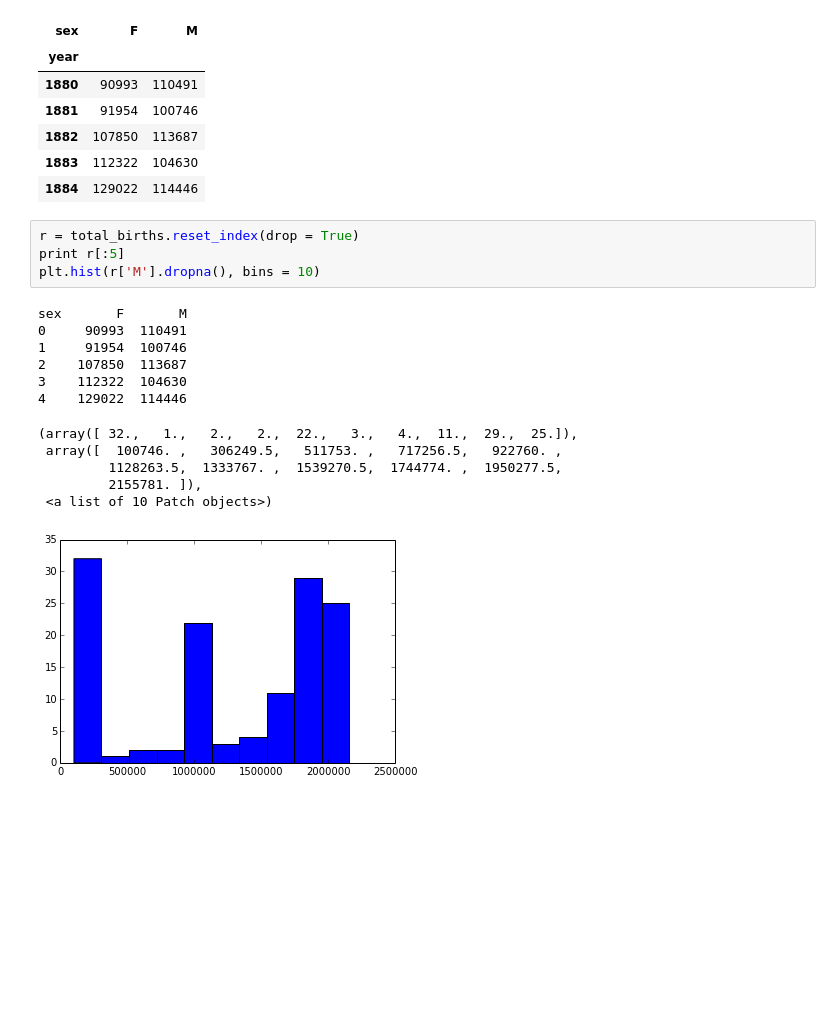
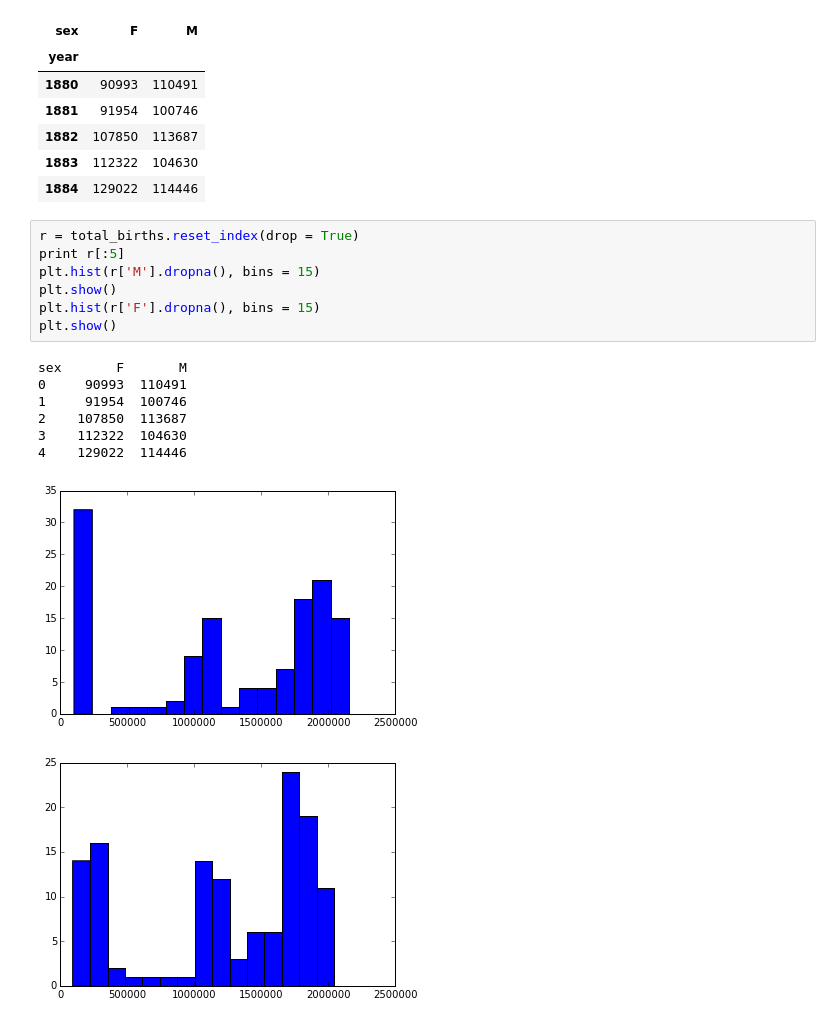
Before and after one commit to JeremyNixon/python-dropbox, a Jupyter notebook: Python for Data Analysis/Baby Names.ipynb, the cells around one changed output. Saved outputs shown, nothing was run; the diff lists cells and outputs as text; blank space fills up the shorter version.

```diff
--- a/Python for Data Analysis/Baby Names.ipynb
+++ b/Python for Data Analysis/Baby Names.ipynb
@@ -71,17 +51,16 @@ total_births[:5]
 # %%
 r = total_births.reset_index(drop = True)
 print r[:5]
-plt.hist(r['M'].dropna(), bins = 10)
+plt.hist(r['M'].dropna(), bins = 15)
+plt.show()
+plt.hist(r['F'].dropna(), bins = 15)
+plt.show()
 # %% [output]
 sex       F       M
 0     90993  110491
 1     91954  100746
 2    107850  113687
 3    112322  104630
 4    129022  114446
-(array([ 32.,   1.,   2.,   2.,  22.,   3.,   4.,  11.,  29.,  25.]),
- array([  100746. ,   306249.5,   511753. ,   717256.5,   922760. ,
-         1128263.5,  1333767. ,  1539270.5,  1744774. ,  1950277.5,
-         2155781. ]),
- <a list of 10 Patch objects>)
-[figure, old version]
+[figure, new version]
+[figure, added]
```
Also changed, not shown: parts of 12 cells of this notebook, 21 other files.
